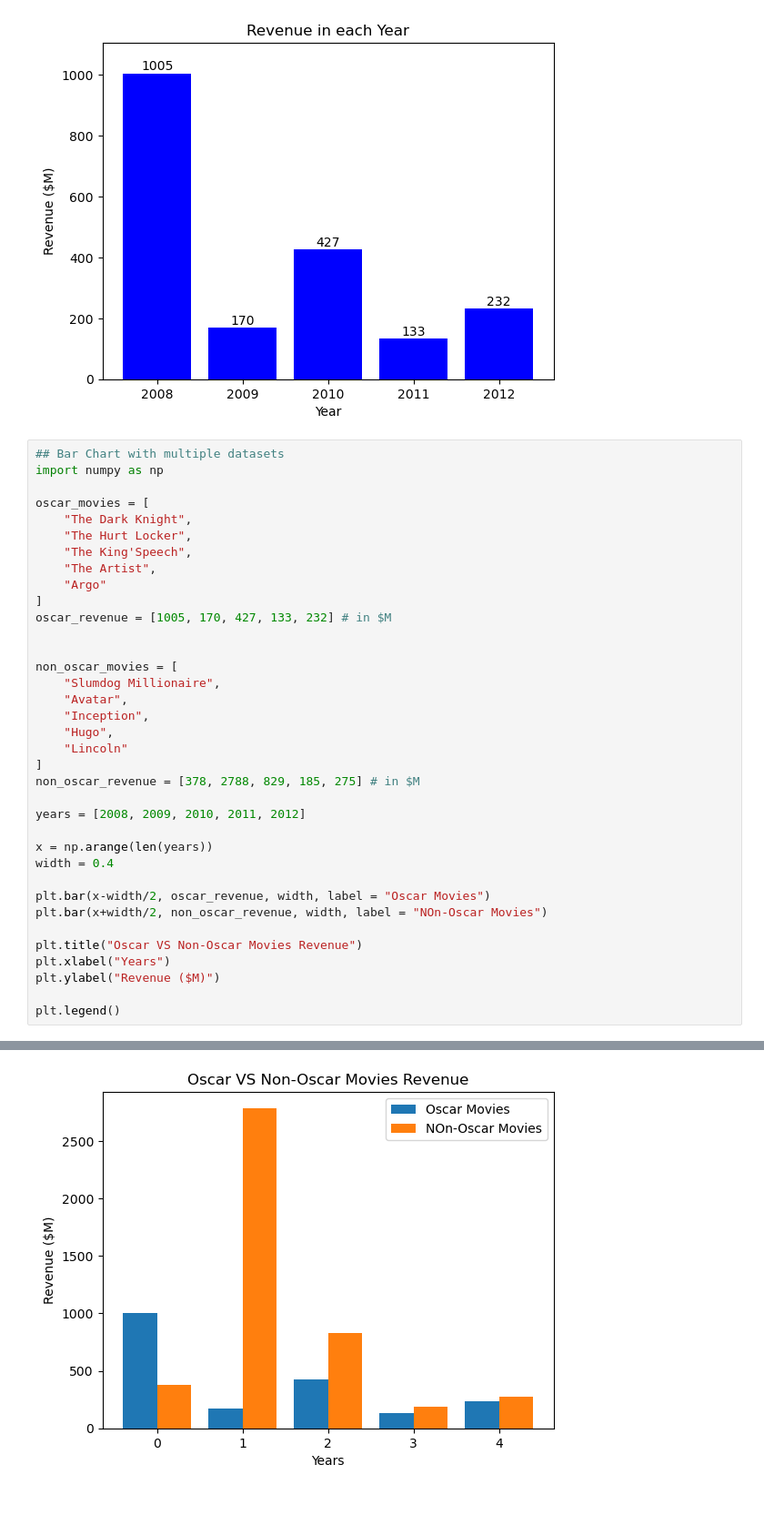
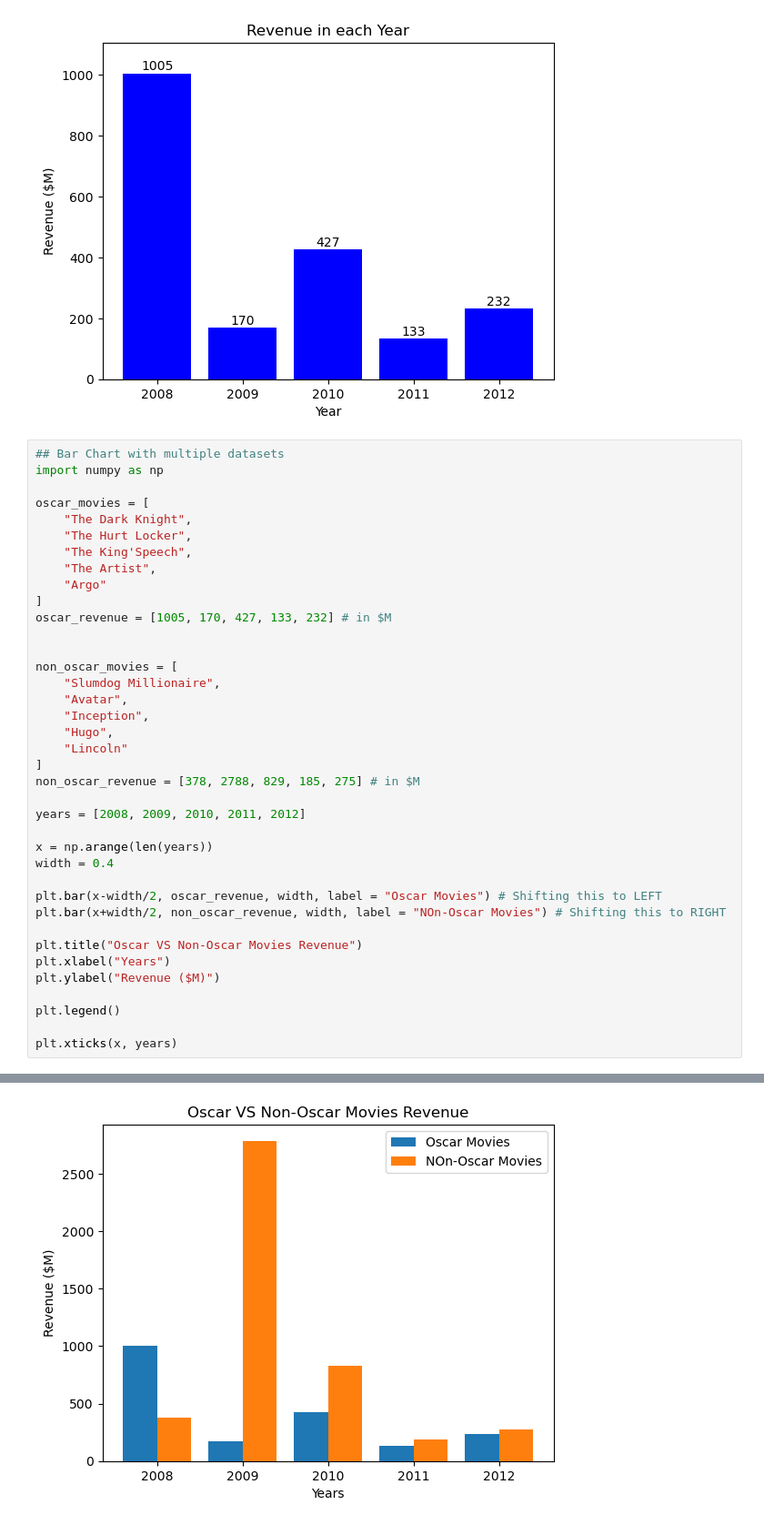
Before and after one commit to md-zaid-10/Data-Visualization, a Jupyter notebook: matplotlib.ipynb, the cells around one changed output, grey strips where cells are left out. Shown at 91% size. Drawn from its saved outputs; the diff is of its cells as text.

```diff
--- a/matplotlib.ipynb
+++ b/matplotlib.ipynb
@@ -155,12 +174,14 @@ years = [2008, 2009, 2010, 2011, 2012]
 x = np.arange(len(years))
 width = 0.4
 
-plt.bar(x-width/2, oscar_revenue, width, label = "Oscar Movies")
-plt.bar(x+width/2, non_oscar_revenue, width, label = "NOn-Oscar Movies")
+plt.bar(x-width/2, oscar_revenue, width, label = "Oscar Movies") # Shifting this to LEFT
+plt.bar(x+width/2, non_oscar_revenue, width, label = "NOn-Oscar Movies") # Shifting this to RIGHT
 
 plt.title("Oscar VS Non-Oscar Movies Revenue")
 plt.xlabel("Years")
 plt.ylabel("Revenue ($M)")
 
 plt.legend()
+
+plt.xticks(x, years)
 # %% [output]
@@ -168 +198 @@ plt.legend()
-[figure, old version]
+[figure, new version]
```
Also changed, not shown: parts of 12 cells of this notebook.
